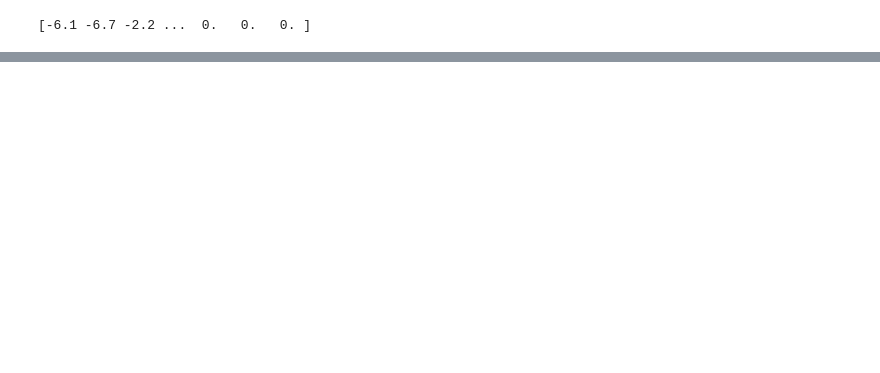
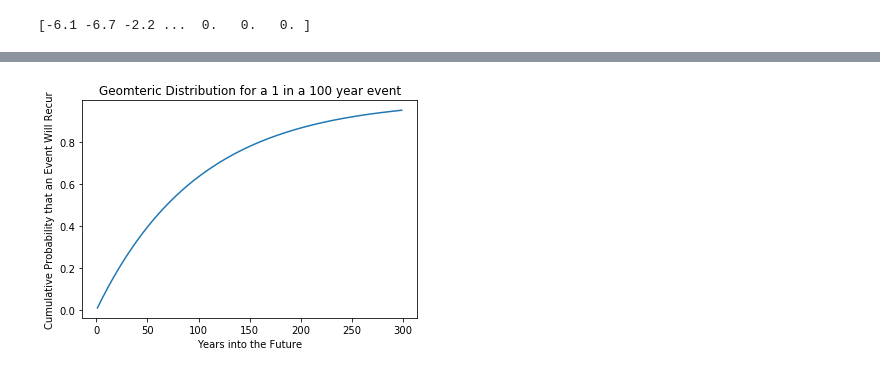
Before and after one commit to johnhorel/atmos_5040_2019, a Jupyter notebook: chapter 3/chapter_3_2019.ipynb, the cells around one changed output, grey strips where cells are left out. Cells and saved outputs as stored; diff of their text form; code cells hidden in the pictures; blank space fills up the shorter version.

```diff
--- a/chapter 3/chapter_3_2019.ipynb
+++ b/chapter 3/chapter_3_2019.ipynb
@@ -186,0 +225,10 @@ NameError: name 'norm' is not defined
+# %%
+#figure 3.10
+x = np.arange(1,300,1)
+fig,ax = plt.subplots()
+ax.plot(x,stats.geom.cdf(x,0.01,loc=0))
+ax.set_title("Geomteric Distribution for a 1 in a 100 year event")
+ax.set(xlabel="Years into the Future",ylabel='Cumulative Probability that an Event Will Recur')
+plt.savefig('figure_3.10_2019_python.png')
+# %% [output]
+[figure, added]
```
Also changed, not shown: parts of 16 cells of this notebook, 49 other files.
